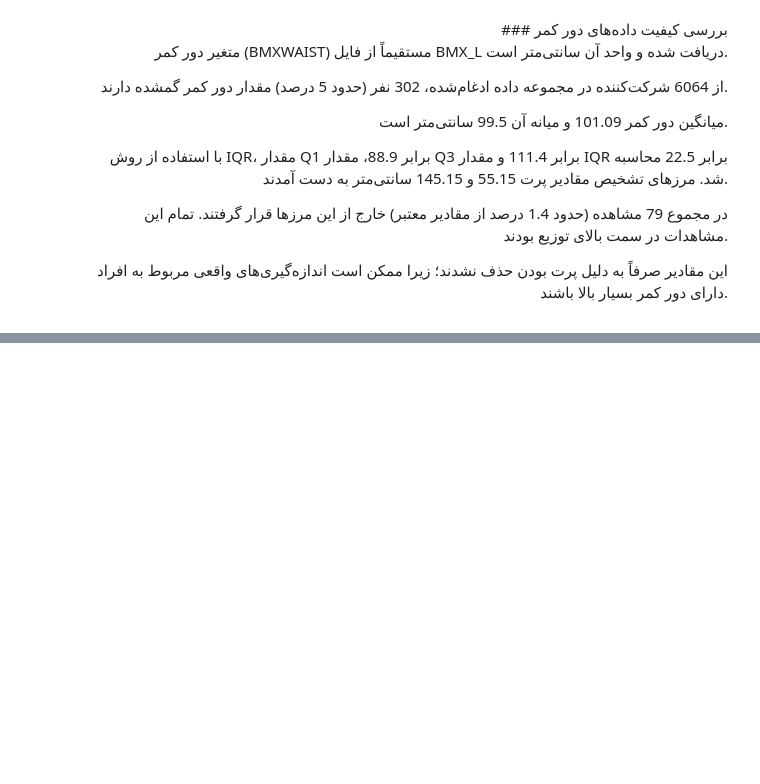
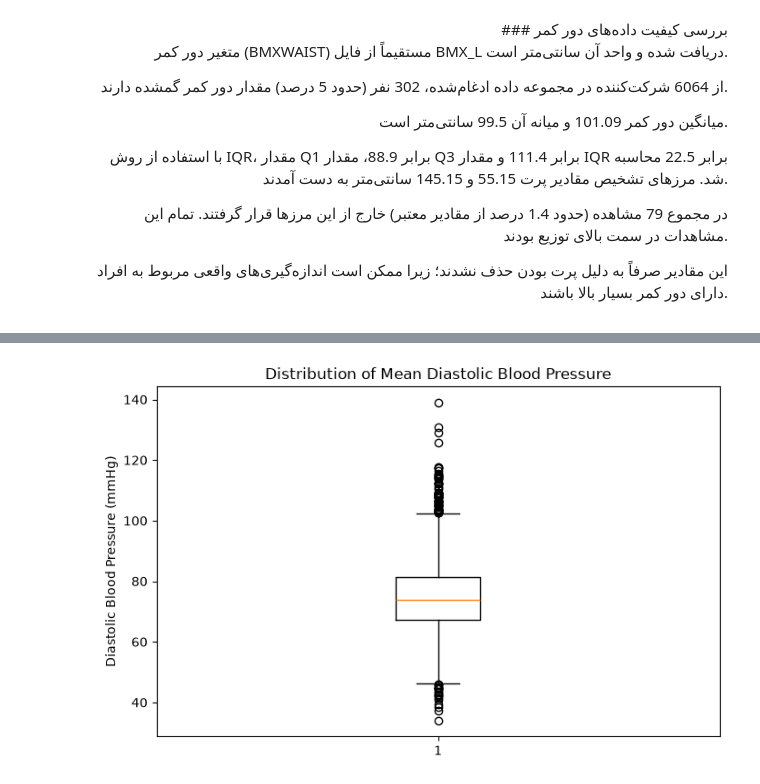
Before and after one commit to amir122884/nhanes-statistics-project, a Jupyter notebook: notebook/feasibility_check.ipynb, the cells around one changed output, grey strips where cells are left out. Drawn from its saved outputs; the diff is of its cells as text; code cells hidden in the pictures; blank space fills up the shorter version.

```diff
--- a/notebook/feasibility_check.ipynb
+++ b/notebook/feasibility_check.ipynb
@@ -622,0 +703,8 @@ plt.show()
+# %%
+plt.figure(figsize=(8, 5))
+plt.boxplot(analysis_data["Mean_Diastolic"].dropna())
+plt.ylabel("Diastolic Blood Pressure (mmHg)")
+plt.title("Distribution of Mean Diastolic Blood Pressure")
+plt.show()
+# %% [output]
+[figure, added]
```
Also changed, not shown: parts of 3 cells of this notebook.
